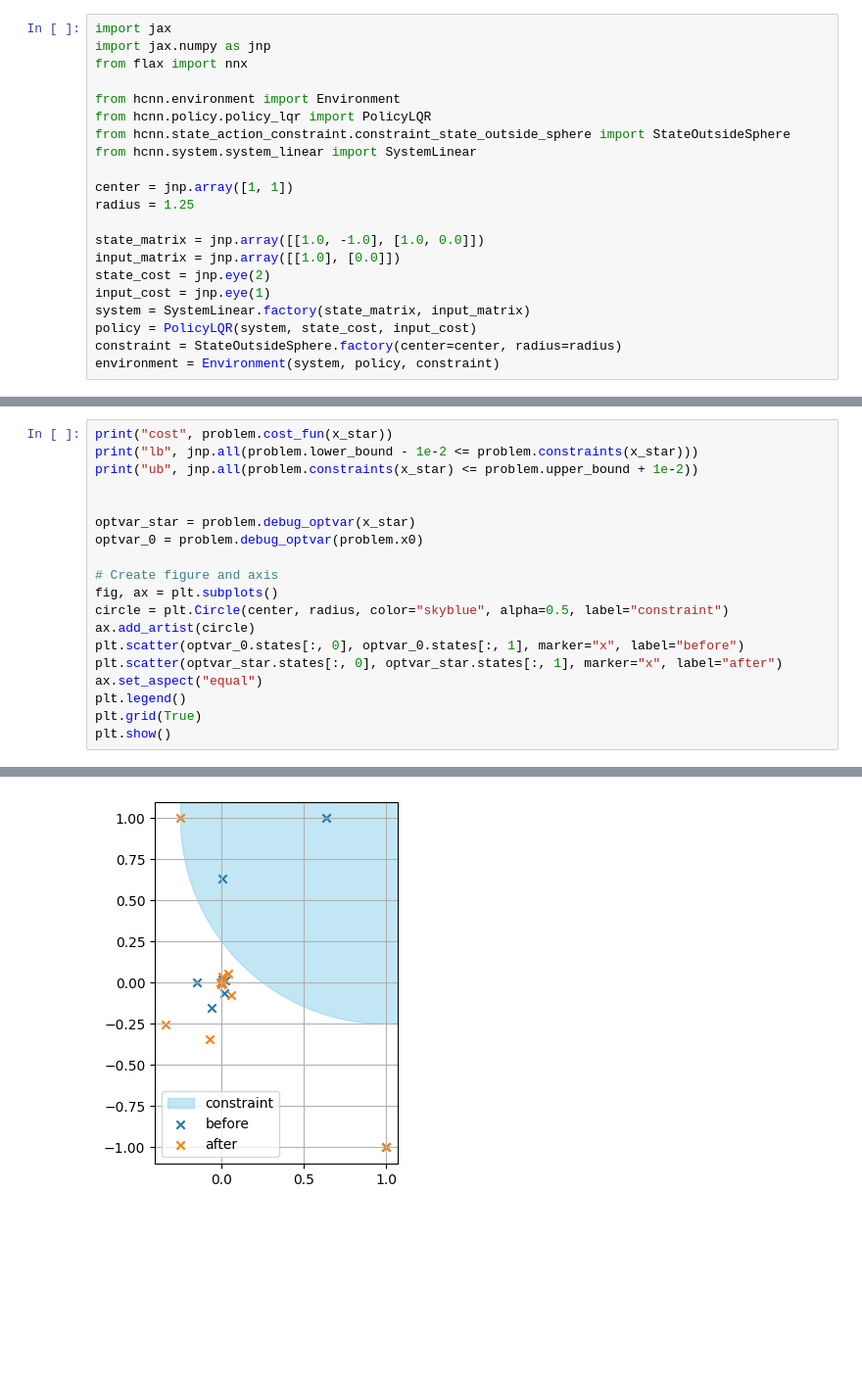
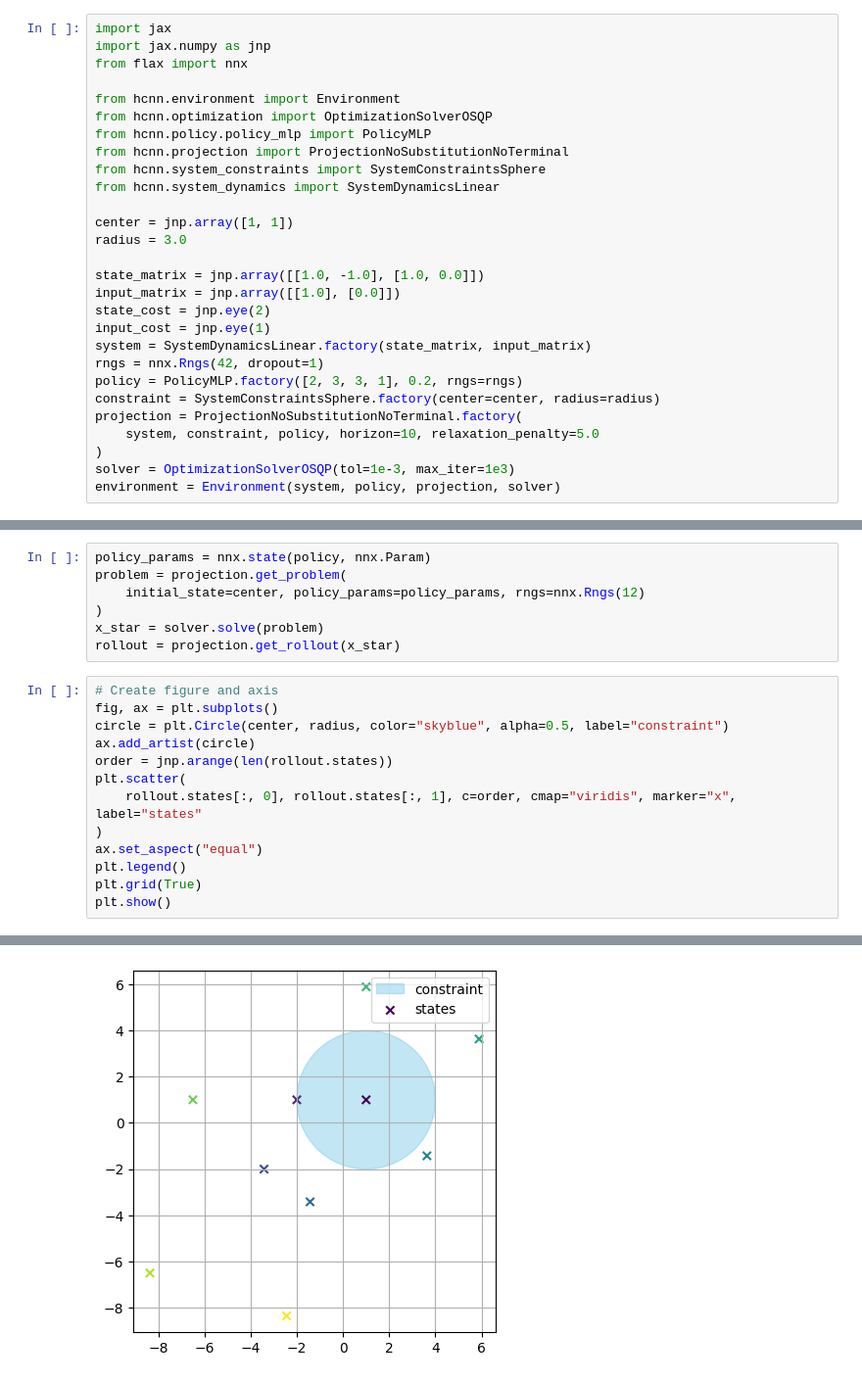
Before and after one commit to NicholasBehr/hcnn, a Jupyter notebook: notebooks/evolution-vectorfield.ipynb, the cells around one changed output, grey strips where cells are left out. Shown at 98% size. Cells and saved outputs as stored; diff of their text form; blank space fills up the shorter version.

Commit message:
nonlinear policy works

```diff
--- a/notebooks/evolution-vectorfield.ipynb
+++ b/notebooks/evolution-vectorfield.ipynb
@@ -4,18 +4,25 @@ import jax.numpy as jnp
 from flax import nnx
 
 from hcnn.environment import Environment
-from hcnn.policy.policy_lqr import PolicyLQR
-from hcnn.state_action_constraint.constraint_state_outside_sphere import StateOutsideSphere
-from hcnn.system.system_linear import SystemLinear
+from hcnn.optimization import OptimizationSolverOSQP
+from hcnn.policy.policy_mlp import PolicyMLP
+from hcnn.projection import ProjectionNoSubstitutionNoTerminal
+from hcnn.system_constraints import SystemConstraintsSphere
+from hcnn.system_dynamics import SystemDynamicsLinear
 
 center = jnp.array([1, 1])
-radius = 1.25
+radius = 3.0
 
 state_matrix = jnp.array([[1.0, -1.0], [1.0, 0.0]])
 input_matrix = jnp.array([[1.0], [0.0]])
 state_cost = jnp.eye(2)
 input_cost = jnp.eye(1)
-system = SystemLinear.factory(state_matrix, input_matrix)
-policy = PolicyLQR(system, state_cost, input_cost)
-constraint = StateOutsideSphere.factory(center=center, radius=radius)
-environment = Environment(system, policy, constraint)
+system = SystemDynamicsLinear.factory(state_matrix, input_matrix)
+rngs = nnx.Rngs(42, dropout=1)
+policy = PolicyMLP.factory([2, 3, 3, 1], 0.2, rngs=rngs)
+constraint = SystemConstraintsSphere.factory(center=center, radius=radius)
+projection = ProjectionNoSubstitutionNoTerminal.factory(
+    system, constraint, policy, horizon=10, relaxation_penalty=5.0
+)
+solver = OptimizationSolverOSQP(tol=1e-3, max_iter=1e3)
+environment = Environment(system, policy, projection, solver)
@@ -150,18 +75,19 @@ cost 0.38955027
+# %%
+policy_params = nnx.state(policy, nnx.Param)
+problem = projection.get_problem(
+    initial_state=center, policy_params=policy_params, rngs=nnx.Rngs(12)
+)
+x_star = solver.solve(problem)
+rollout = projection.get_rollout(x_star)
 # %%
-print("cost", problem.cost_fun(x_star))
-print("lb", jnp.all(problem.lower_bound - 1e-2 <= problem.constraints(x_star)))
-print("ub", jnp.all(problem.constraints(x_star) <= problem.upper_bound + 1e-2))
-
-
-optvar_star = problem.debug_optvar(x_star)
-optvar_0 = problem.debug_optvar(problem.x0)
-
 # Create figure and axis
 fig, ax = plt.subplots()
 circle = plt.Circle(center, radius, color="skyblue", alpha=0.5, label="constraint")
 ax.add_artist(circle)
-plt.scatter(optvar_0.states[:, 0], optvar_0.states[:, 1], marker="x", label="before")
-plt.scatter(optvar_star.states[:, 0], optvar_star.states[:, 1], marker="x", label="after")
+order = jnp.arange(len(rollout.states))
+plt.scatter(
+    rollout.states[:, 0], rollout.states[:, 1], c=order, cmap="viridis", marker="x", label="states"
+)
 ax.set_aspect("equal")
 plt.legend()
 plt.grid(True)
@@ -173 +96 @@ ub True
-[figure, old version]
+[figure, new version]
```
Also changed, not shown: parts of 10 cells of this notebook, 27 other files.
